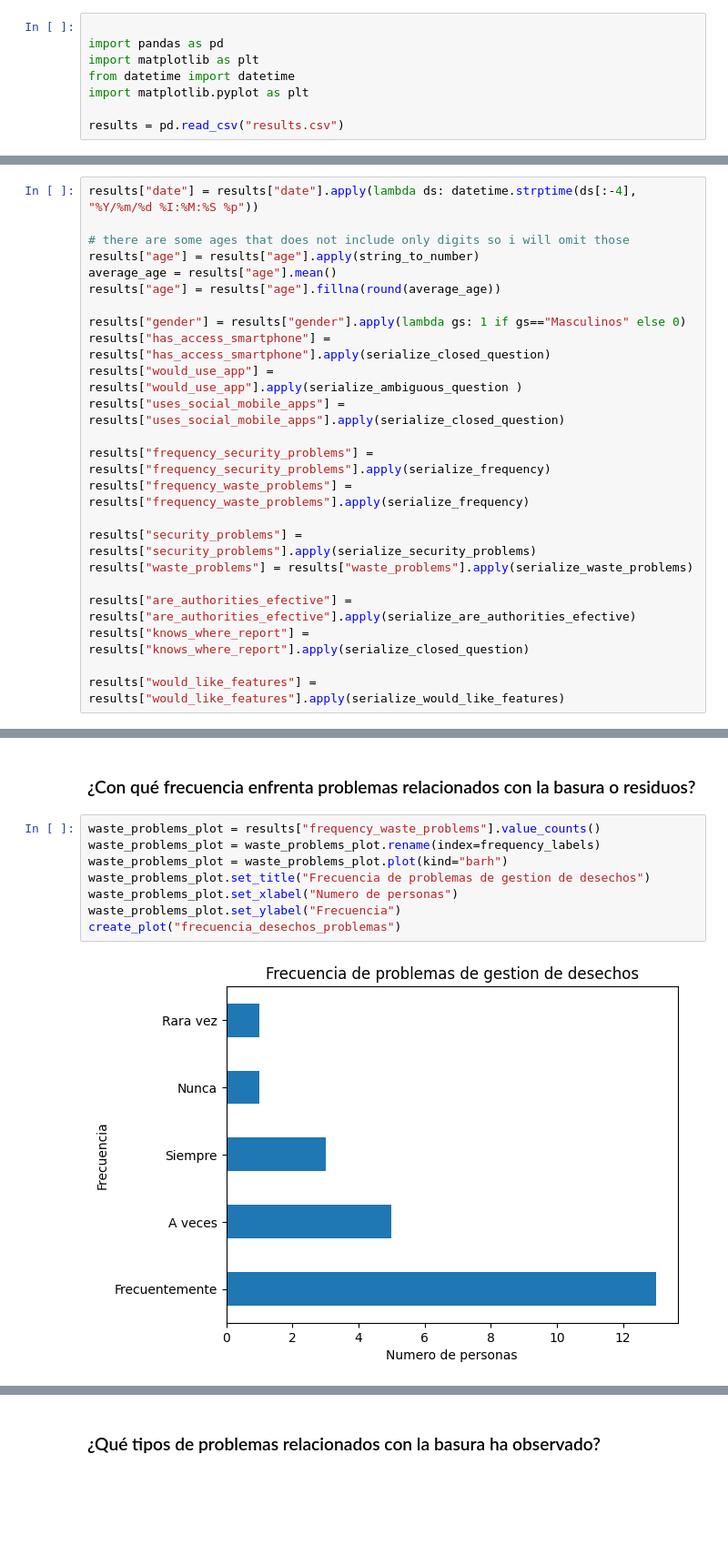
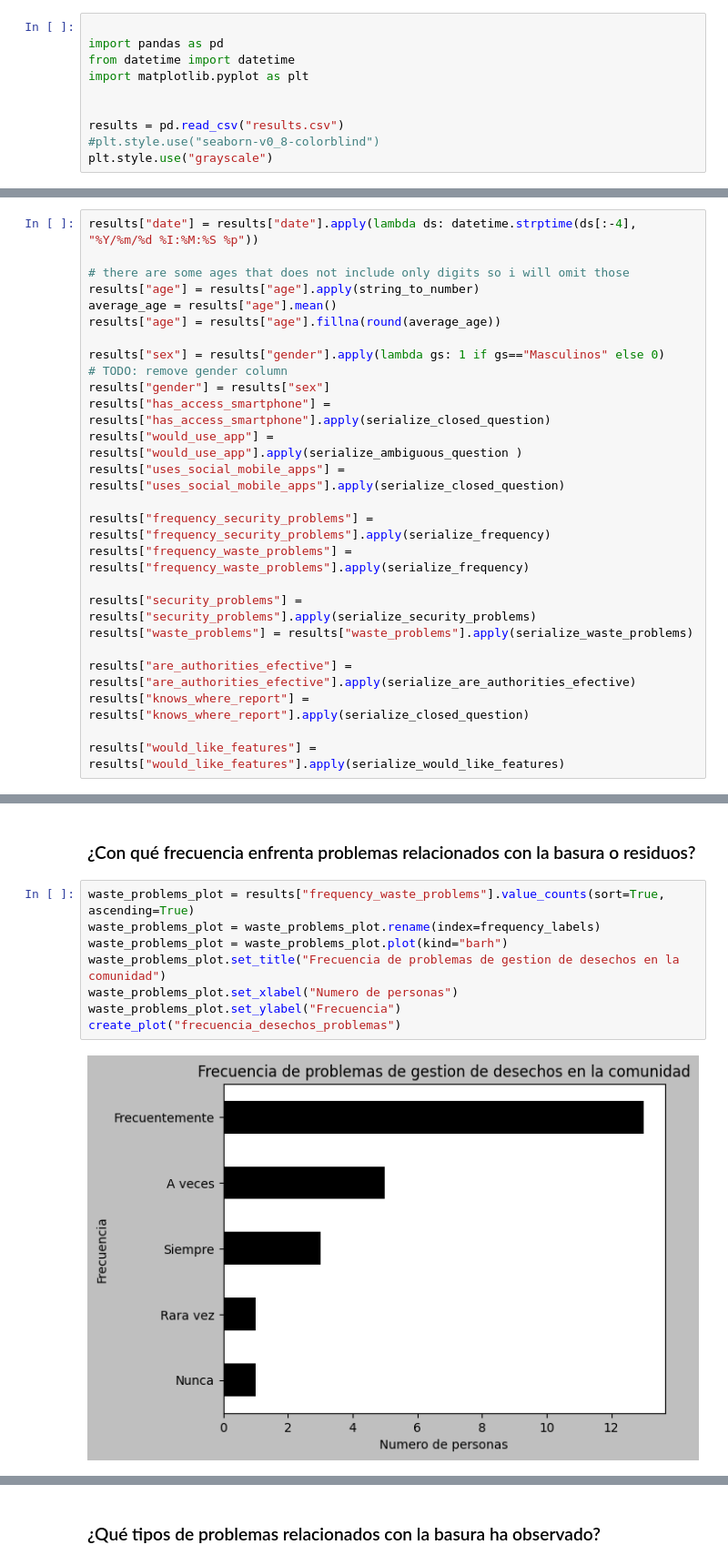
Before and after one commit to Mortadelo24/survey-integrador-one, a Jupyter notebook: notebook.ipynb, the cells around one changed output, grey strips where cells are left out. Shown at 91% size. Drawn from its saved outputs; the diff is of its cells as text; blank space fills up the shorter version.

```diff
--- a/notebook.ipynb
+++ b/notebook.ipynb
@@ -27,11 +27,13 @@ Note: you may need to restart the kernel to use updated packages.
 # %%
 
 import pandas as pd
-import matplotlib as plt
 from datetime import datetime
 import matplotlib.pyplot as plt
 
+
 results = pd.read_csv("results.csv")
+#plt.style.use("seaborn-v0_8-colorblind")
+plt.style.use("grayscale")
 # %%
 
 would_like_features = pd.DataFrame({
@@ -213,7 +226,9 @@ results["age"] = results["age"].apply(string_to_number)
 average_age = results["age"].mean()
 results["age"] = results["age"].fillna(round(average_age))
 
-results["gender"] = results["gender"].apply(lambda gs: 1 if gs=="Masculinos" else 0)
+results["sex"] = results["gender"].apply(lambda gs: 1 if gs=="Masculinos" else 0)
+# TODO: remove gender column
+results["gender"] = results["sex"]
 results["has_access_smartphone"] = results["has_access_smartphone"].apply(serialize_closed_question)
 results["would_use_app"] = results["would_use_app"].apply(serialize_ambiguous_question )
 results["uses_social_mobile_apps"] = results["uses_social_mobile_apps"].apply(serialize_closed_question)
@@ -358,15 +393,15 @@ create_plot("problemas_seguridad")
 # %% [markdown]
 ### ¿Con qué frecuencia enfrenta problemas relacionados con la basura o residuos?
 # %%
-waste_problems_plot = results["frequency_waste_problems"].value_counts()
+waste_problems_plot = results["frequency_waste_problems"].value_counts(sort=True, ascending=True)
 waste_problems_plot = waste_problems_plot.rename(index=frequency_labels)
 waste_problems_plot = waste_problems_plot.plot(kind="barh")
-waste_problems_plot.set_title("Frecuencia de problemas de gestion de desechos")
+waste_problems_plot.set_title("Frecuencia de problemas de gestion de desechos en la comunidad")
 waste_problems_plot.set_xlabel("Numero de personas")
 waste_problems_plot.set_ylabel("Frecuencia")
 create_plot("frecuencia_desechos_problemas")
 # %% [output]
-[figure, old version]
+[figure, new version]
 <Figure size 640x480 with 0 Axes>
 # %% [markdown]
 ### ¿Qué tipos de problemas relacionados con la basura ha observado?
```
Also changed, not shown: parts of 22 cells of this notebook, 18 other files.
